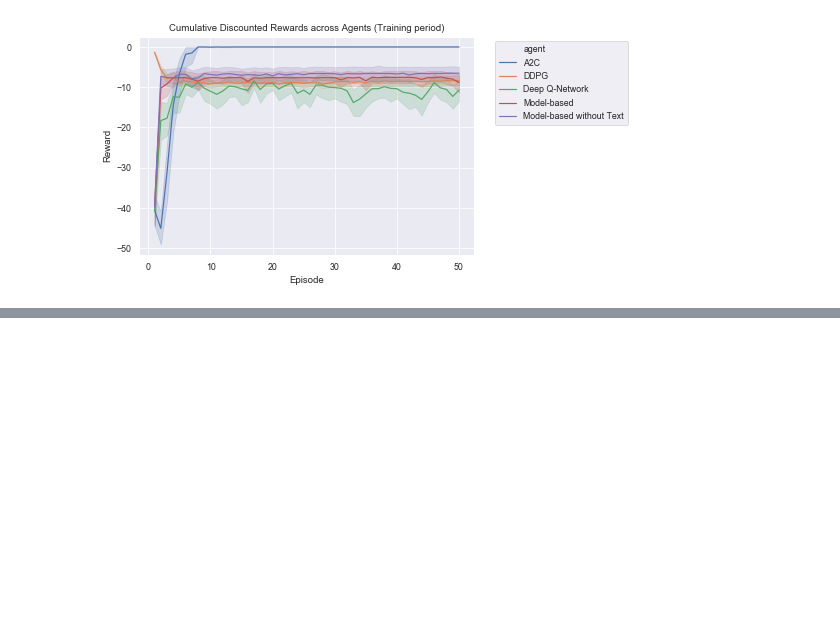
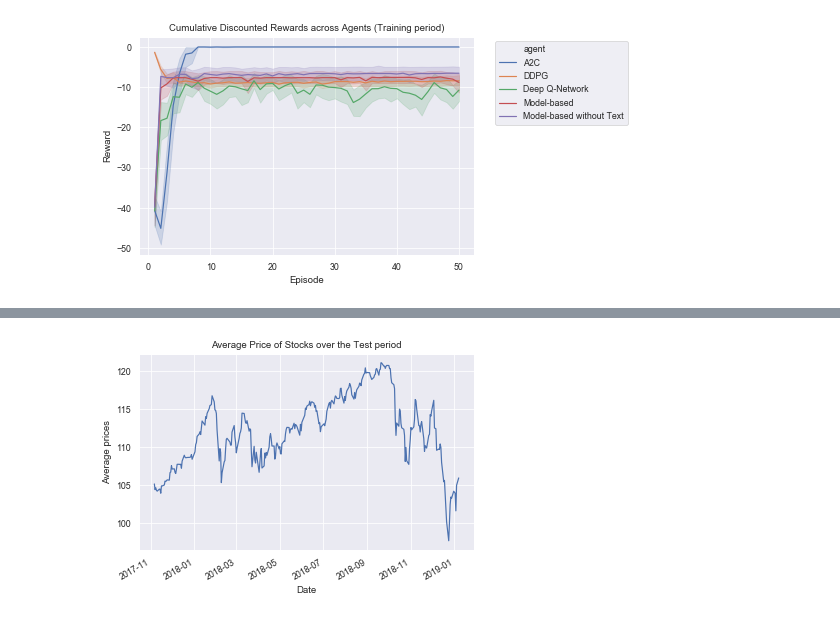
Before and after one commit to AaruranLog/rl-trading, a Jupyter notebook: data-study.ipynb, the cells around one changed output, grey strips where cells are left out. Saved outputs shown, nothing was run; the diff lists cells and outputs as text; code cells hidden in the pictures; blank space fills up the shorter version.

```diff
--- a/data-study.ipynb
+++ b/data-study.ipynb
@@ -311,3 +311,6 @@ plt.xlabel('Episode')
 fig.savefig('samplefigure.svg', bbox_extra_artists=(lgd,), bbox_inches='tight')
 # %% [output]
 [figure]
+# %%
+with open("filtered_tickers.txt", "r") as src:
+    filtered_tickers = src.read().split("\n")
@@ -313,0 +330,13 @@ fig.savefig('samplefigure.svg', bbox_extra_artists=(lgd,), bbox_inches='tight')
+# %%
+prices = pd.DataFrame()
+for i in tqdm(range(len(filtered_tickers))):
+    t = filtered_tickers[i]
+    e = TradingEnv(ticker=t, mode='test')
+    prices[t] = e.prices
+# %%
+prices.T.mean().plot()
+plt.title('Average Price of Stocks over the Test period')
+plt.ylabel('Average prices')
+plt.savefig('plots/average-prices.png')
+# %% [output]
+[figure, added]
```
Also changed, not shown: parts of 9 cells of this notebook, 6 other files.
